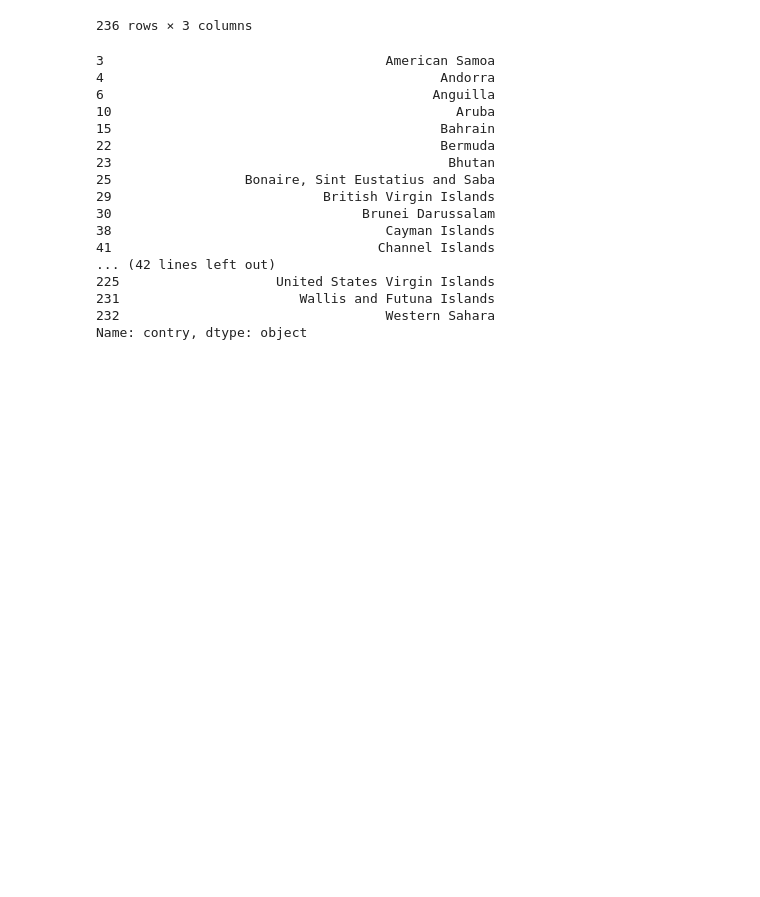
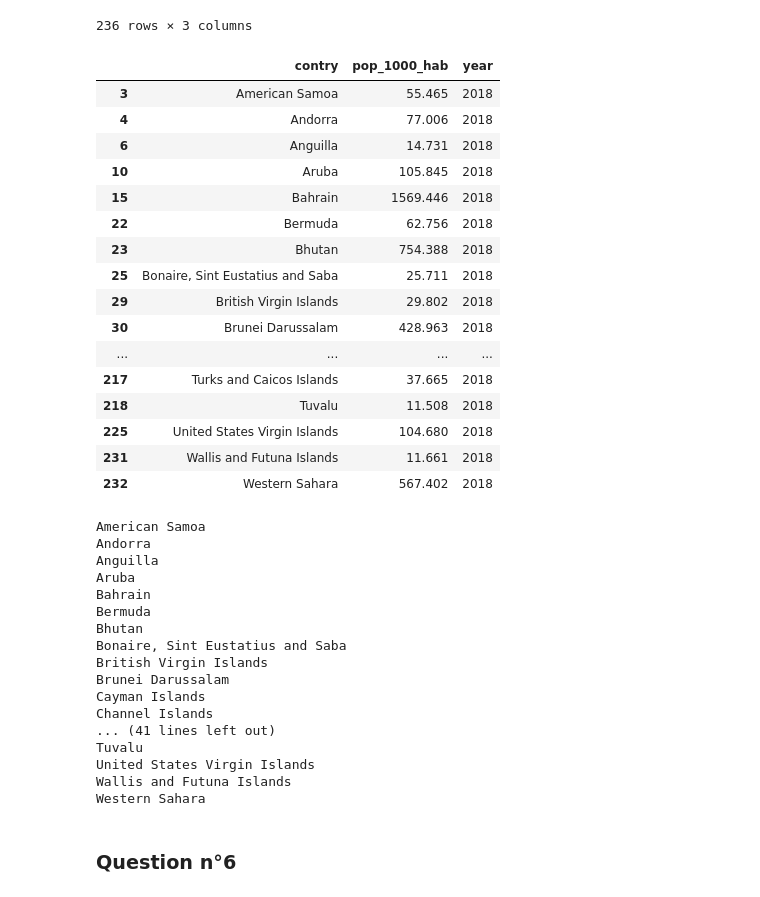
Before and after one commit to StevenDelval/PremierPasPandas, a Jupyter notebook: PremierPasPandas.ipynb, the cells around one changed output. Cells and saved outputs as stored; diff of their text form; code cells hidden in the pictures; blank space fills up the shorter version.

Commit message:
Question 6

```diff
--- a/PremierPasPandas.ipynb
+++ b/PremierPasPandas.ipynb
@@ -431,24 +432,55 @@ df_pop_total_2018
 | 234 | Zambia | 17351.708 | 2018 |
 | 235 | Zimbabwe | 14438.802 | 2018 |
 236 rows × 3 columns
+# %%
+set_pop = set(df_pop_total_2018["contry"])
+set_pop2 =set(df_2018["contry"])
+inter = set_pop.intersection(set_pop2)
+union = set_pop.union(set_pop2)
+list_dif =list(union - inter)
+mask_dif = df_pop_total_2018["contry"].isin(list_dif)
+df_pop_total_2018[mask_dif]
+# %% [output]
+|  | contry | pop_1000_hab | year |
+| 3 | American Samoa | 55.465 | 2018 |
+| 4 | Andorra | 77.006 | 2018 |
+| 6 | Anguilla | 14.731 | 2018 |
+| 10 | Aruba | 105.845 | 2018 |
+| 15 | Bahrain | 1569.446 | 2018 |
+| 22 | Bermuda | 62.756 | 2018 |
+| 23 | Bhutan | 754.388 | 2018 |
+| 25 | Bonaire, Sint Eustatius and Saba | 25.711 | 2018 |
+| 29 | British Virgin Islands | 29.802 | 2018 |
+| 30 | Brunei Darussalam | 428.963 | 2018 |
+| ... | ... | ... | ... |
+| 217 | Turks and Caicos Islands | 37.665 | 2018 |
+| 218 | Tuvalu | 11.508 | 2018 |
+| 225 | United States Virgin Islands | 104.680 | 2018 |
+| 231 | Wallis and Futuna Islands | 11.661 | 2018 |
+| 232 | Western Sahara | 567.402 | 2018 |
 # %%
 df_pop_2018_pays =pd.concat([df_2018,df_pop_total_2018])
 df_pop_2018_pays = df_pop_2018_pays["contry"].drop_duplicates(keep=False)
+df_pop_2018_pays.reset_index(drop=True)
+for index in range(57):
+    print(df_pop_2018_pays.iloc[index])
 # %% [output]
-3                                    American Samoa
-4                                           Andorra
-6                                          Anguilla
-10                                            Aruba
-15                                          Bahrain
-22                                          Bermuda
-23                                           Bhutan
-25                 Bonaire, Sint Eustatius and Saba
-29                           British Virgin Islands
-30                                Brunei Darussalam
-38                                   Cayman Islands
-41                                  Channel Islands
-... (42 lines left out)
-225                    United States Virgin Islands
-231                       Wallis and Futuna Islands
-232                                  Western Sahara
-Name: contry, dtype: object
+American Samoa
+Andorra
+Anguilla
+Aruba
+Bahrain
+Bermuda
+Bhutan
+Bonaire, Sint Eustatius and Saba
+British Virgin Islands
+Brunei Darussalam
+Cayman Islands
+Channel Islands
+... (41 lines left out)
+Tuvalu
+United States Virgin Islands
+Wallis and Futuna Islands
+Western Sahara
+# %% [markdown]
+### Question n°6
```
Also changed, not shown: parts of 5 cells of this notebook.
